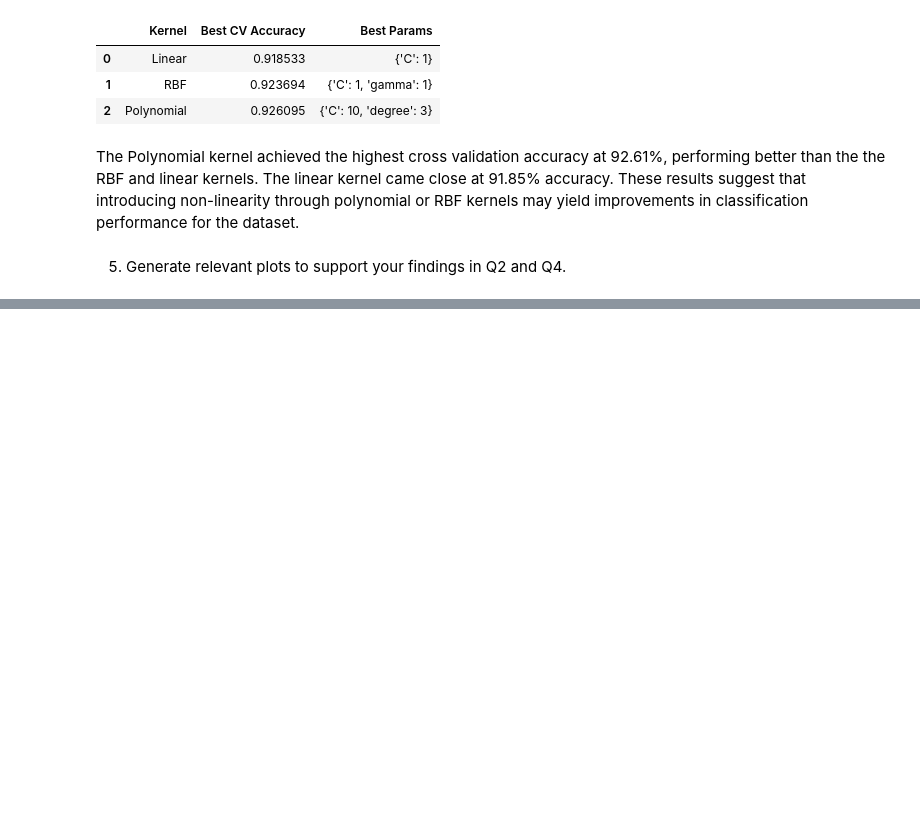
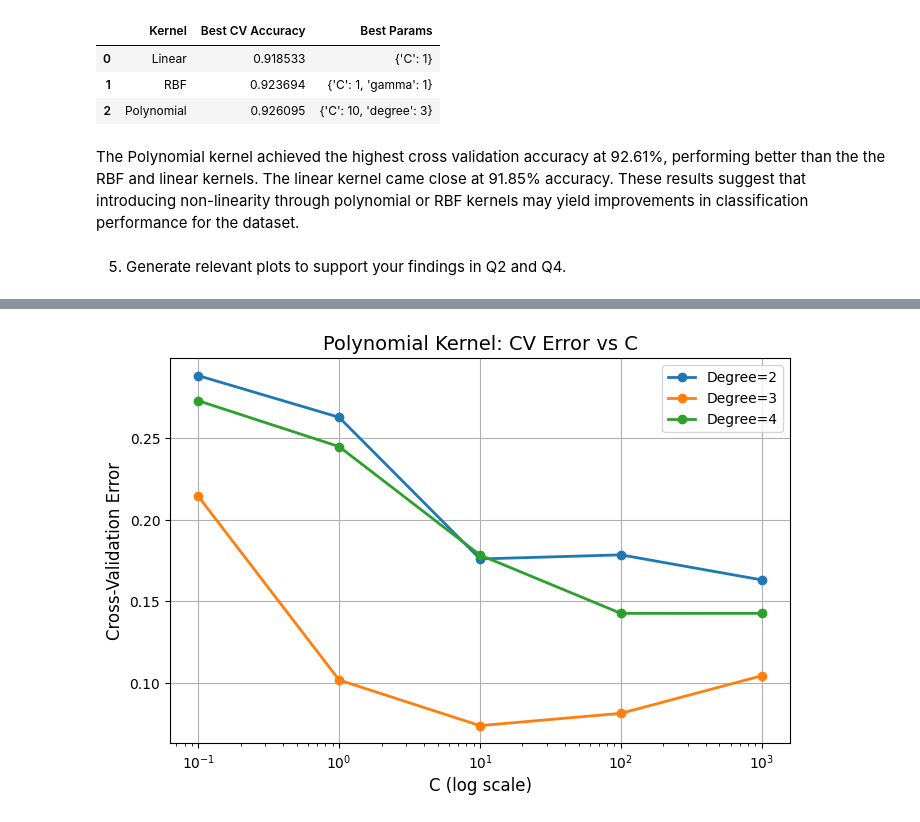
Before and after one commit to emilyneaville/DSCI-5340, a Jupyter notebook: Assignment_4/DSCI5340_HW4_Group8.ipynb, the cells around one changed output, grey strips where cells are left out. Drawn from its saved outputs; the diff is of its cells as text; code cells hidden in the pictures; blank space fills up the shorter version.

```diff
--- a/Assignment_4/DSCI5340_HW4_Group8.ipynb
+++ b/Assignment_4/DSCI5340_HW4_Group8.ipynb
@@ -242,0 +272,18 @@ These results suggest that introducing non-linearity through polynomial or RBF k
+# %%
+poly_df = results_poly.copy()
+poly_df['C'] = poly_df['param_C']
+poly_df['Degree'] = poly_df['param_degree']
+
+plt.figure(figsize=(8, 5))
+for degree in sorted(poly_df['Degree'].unique()):
+    subset = poly_df[poly_df['Degree'] == degree]
+    plt.plot(subset['C'], subset['CV Error'], marker='o', linestyle='-', linewidth=2, label=f'Degree={degree}')
+plt.xscale('log')
+plt.xlabel('C (log scale)', fontsize=12)
+plt.ylabel('Cross-Validation Error', fontsize=12)
+plt.title('Polynomial Kernel: CV Error vs C', fontsize=14)
+plt.legend()
+plt.grid(True)
+plt.show()
+# %% [output]
+[figure, added]
```
Also changed, not shown: parts of 3 cells of this notebook.
